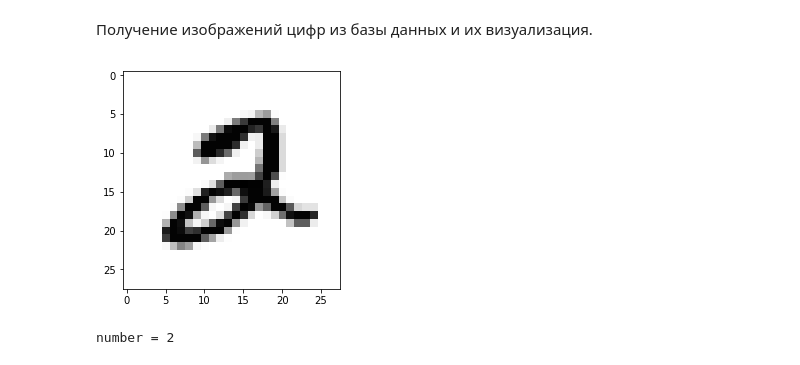
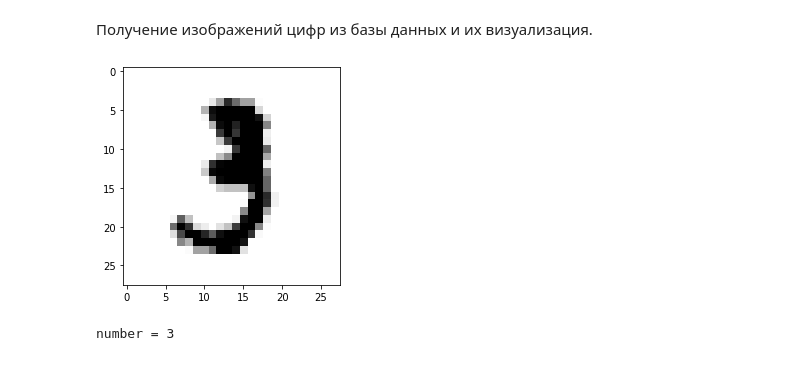
Before and after one commit to ZakharovAleksey/Study, a Jupyter notebook: Machine Learning/Create your own NW/read_mnist_data.ipynb, the cells around one changed output. Drawn from its saved outputs; the diff is of its cells as text; code cells hidden in the pictures.

```diff
--- a/Machine Learning/Create your own NW/read_mnist_data.ipynb
+++ b/Machine Learning/Create your own NW/read_mnist_data.ipynb
@@ -11,17 +11,17 @@ data_file.close()
 # %%
 import numpy as np
 import matplotlib.pyplot as plt
 
 # Индекс элемента который показать
-number_index = 5
+number_index = 10
 
 all_values = data_list[number_index].split(',')
 # Не смотрим на первый элемент так как он показыввает что за цифра на картинке
 image_array = np.asfarray(all_values[1:]).reshape((28,28))
 
 plt.imshow(image_array, cmap='Greys', interpolation='None')
 plt.show()
 print('number = {0}'.format(all_values[0]))
 # %% [output]
-[figure, old version]
+[figure, new version]
-number = 2
+number = 3
```
Also changed, not shown: 5 other files.
